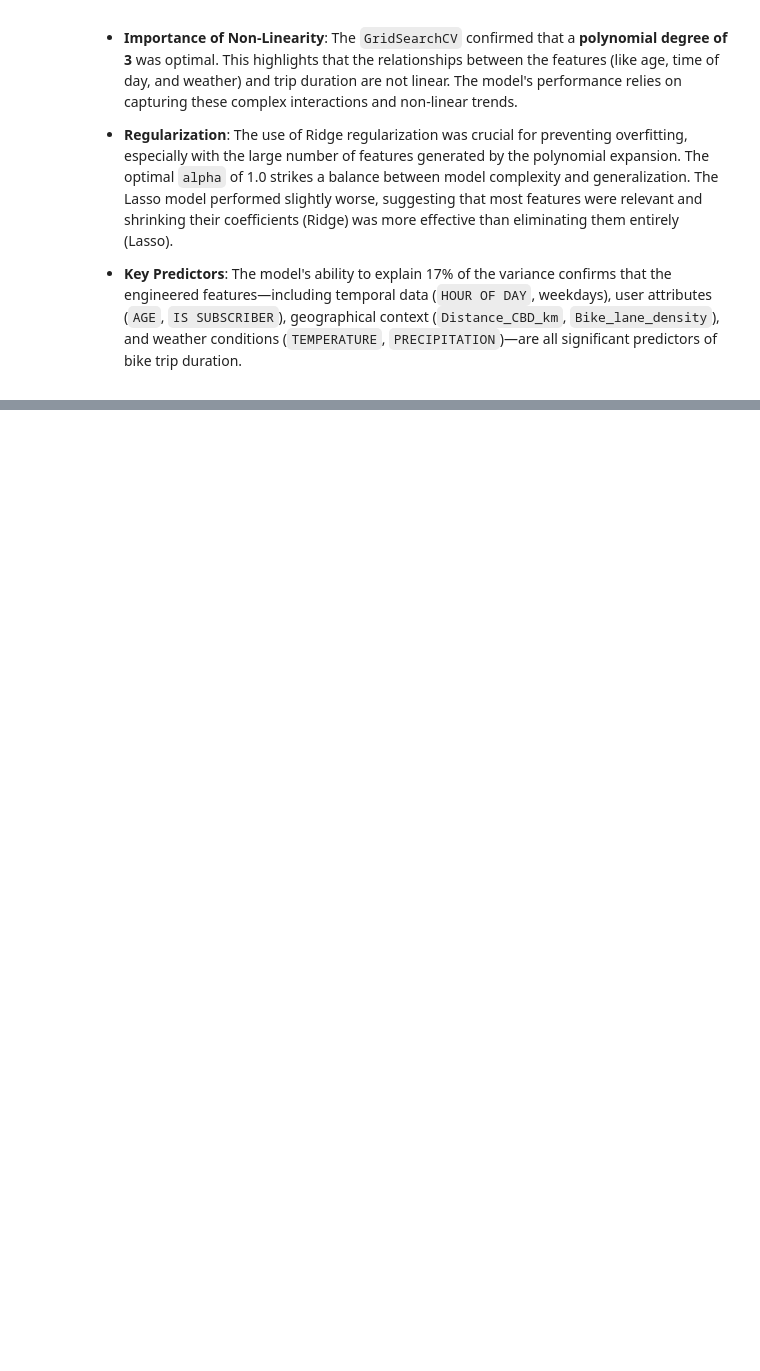
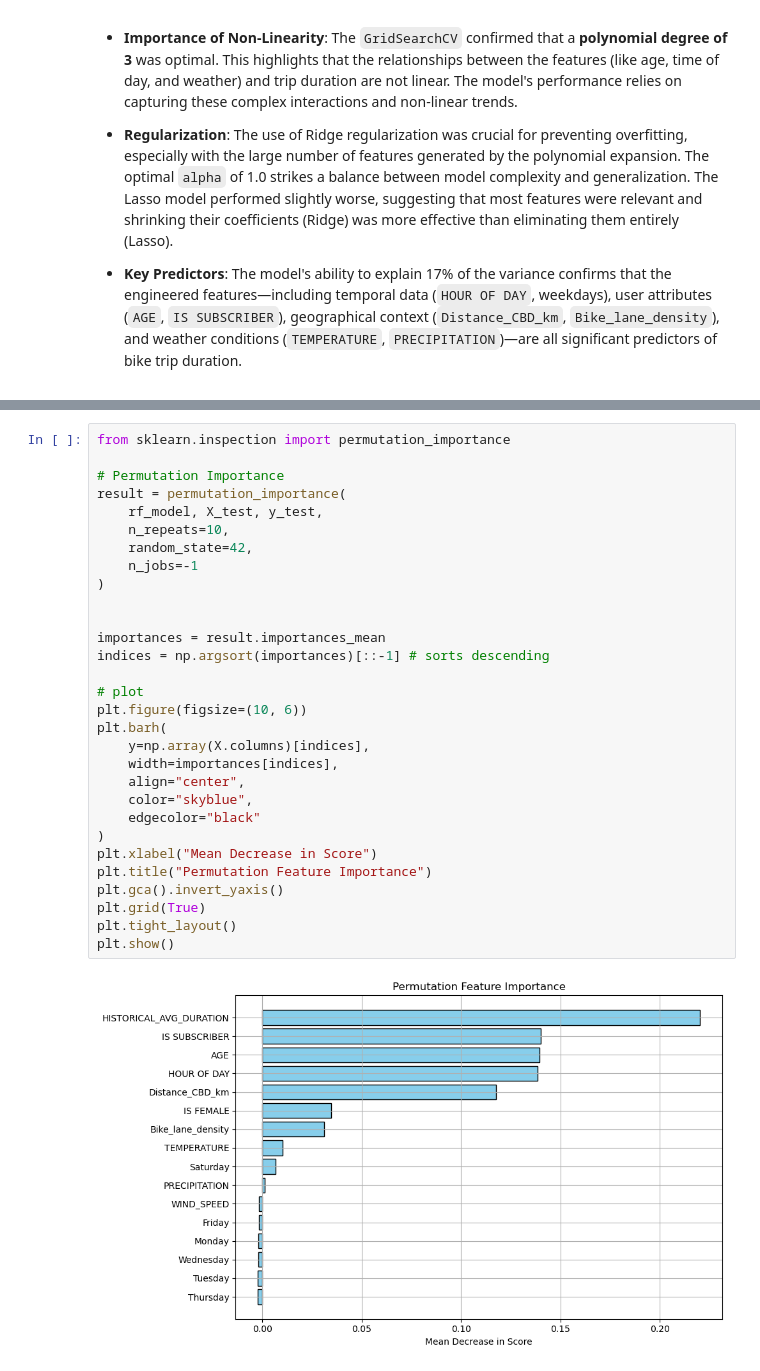
Before and after one commit to kbui-03/ChicagoBikeProject, a Jupyter notebook: Milestone3.ipynb, the cells around one changed output, grey strips where cells are left out. Cells and saved outputs as stored; diff of their text form; blank space fills up the shorter version.

Commit message:
random forest

```diff
--- a/Milestone3.ipynb
+++ b/Milestone3.ipynb
@@ -1135,0 +1088,32 @@ Based on the `GridSearchCV` and subsequent model training, the following conclus
+# %%
+from sklearn.inspection import permutation_importance
+
+# Permutation Importance
+result = permutation_importance(
+    rf_model, X_test, y_test,
+    n_repeats=10,
+    random_state=42,
+    n_jobs=-1
+)
+
+
+importances = result.importances_mean
+indices = np.argsort(importances)[::-1] # sorts descending
+
+# plot
+plt.figure(figsize=(10, 6))
+plt.barh(
+    y=np.array(X.columns)[indices],
+    width=importances[indices],
+    align="center",
+    color="skyblue",
+    edgecolor="black"
+)
+plt.xlabel("Mean Decrease in Score")
+plt.title("Permutation Feature Importance")
+plt.gca().invert_yaxis()
+plt.grid(True)
+plt.tight_layout()
+plt.show()
+# %% [output]
+[figure, added]
```
Also changed, not shown: parts of 57 cells of this notebook.
